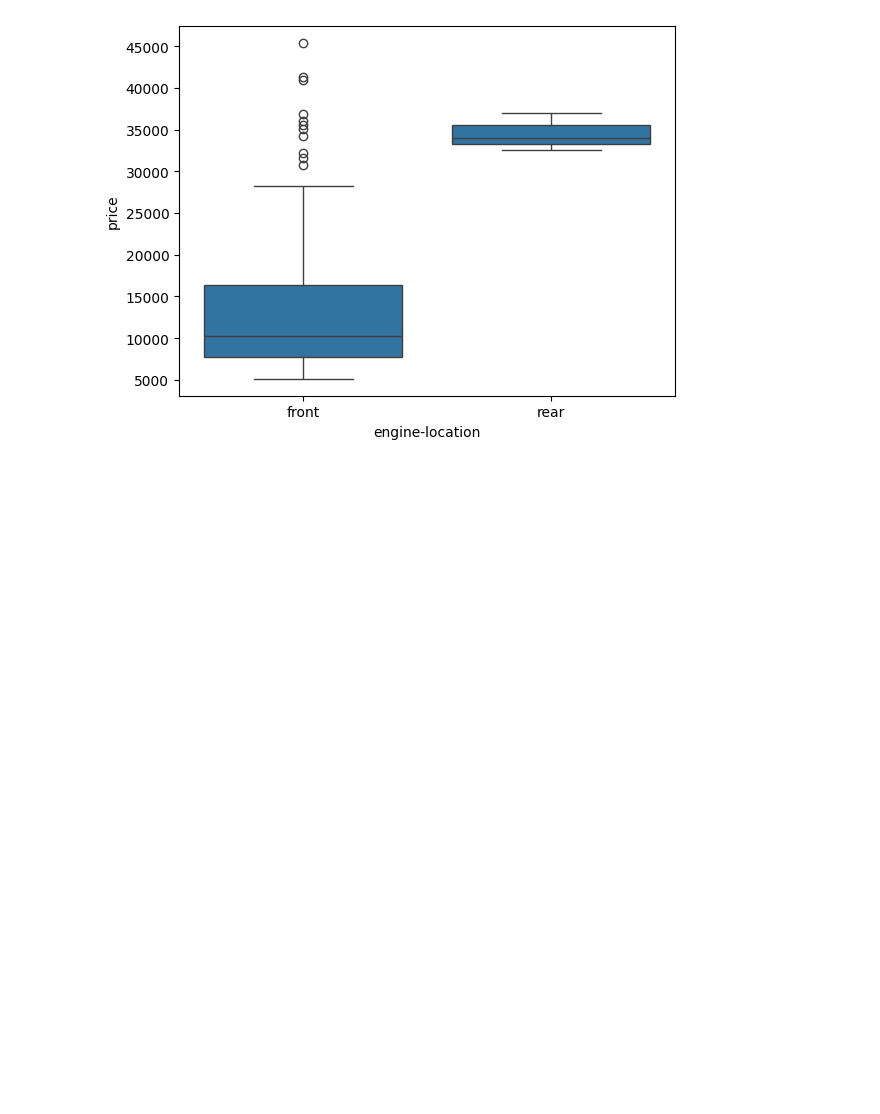
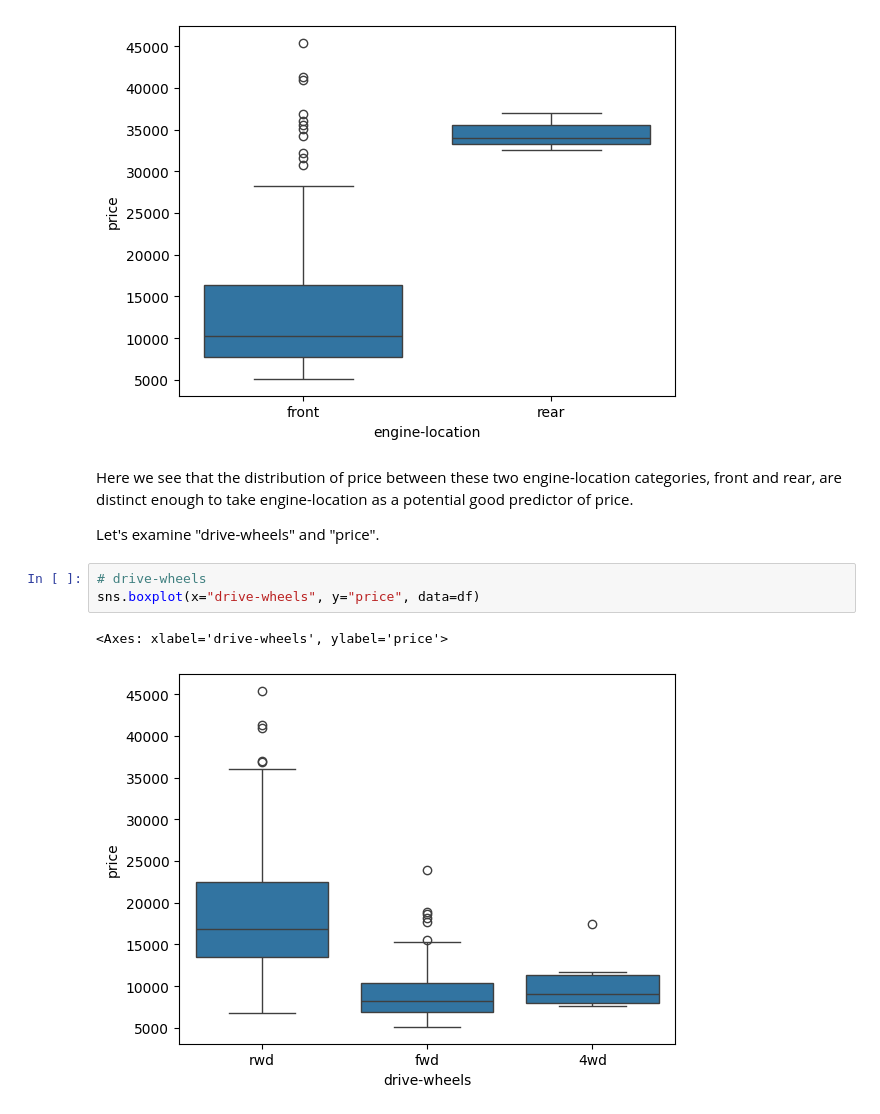
Before and after one commit to jaypay161-codealchemy/Data_Analysis_with_Python, a Jupyter notebook: Module-3.ipynb, the cells around one changed output. Drawn from its saved outputs; the diff is of its cells as text; blank space fills up the shorter version.

```diff
--- a/Module-3.ipynb
+++ b/Module-3.ipynb
@@ -232,3 +232,13 @@ sns.boxplot(x="engine-location", y="price", data=df)
 # %% [output]
 <Axes: xlabel='engine-location', ylabel='price'>
 [figure]
+# %% [markdown]
+Here we see that the distribution of price between these two engine-location categories, front and rear, are distinct enough to take engine-location as a potential good predictor of price.
+
+Let's examine "drive-wheels" and "price".
+# %%
+# drive-wheels
+sns.boxplot(x="drive-wheels", y="price", data=df)
+# %% [output]
+<Axes: xlabel='drive-wheels', ylabel='price'>
+[figure, added]
```
Also changed, not shown: parts of 64 cells of this notebook.
